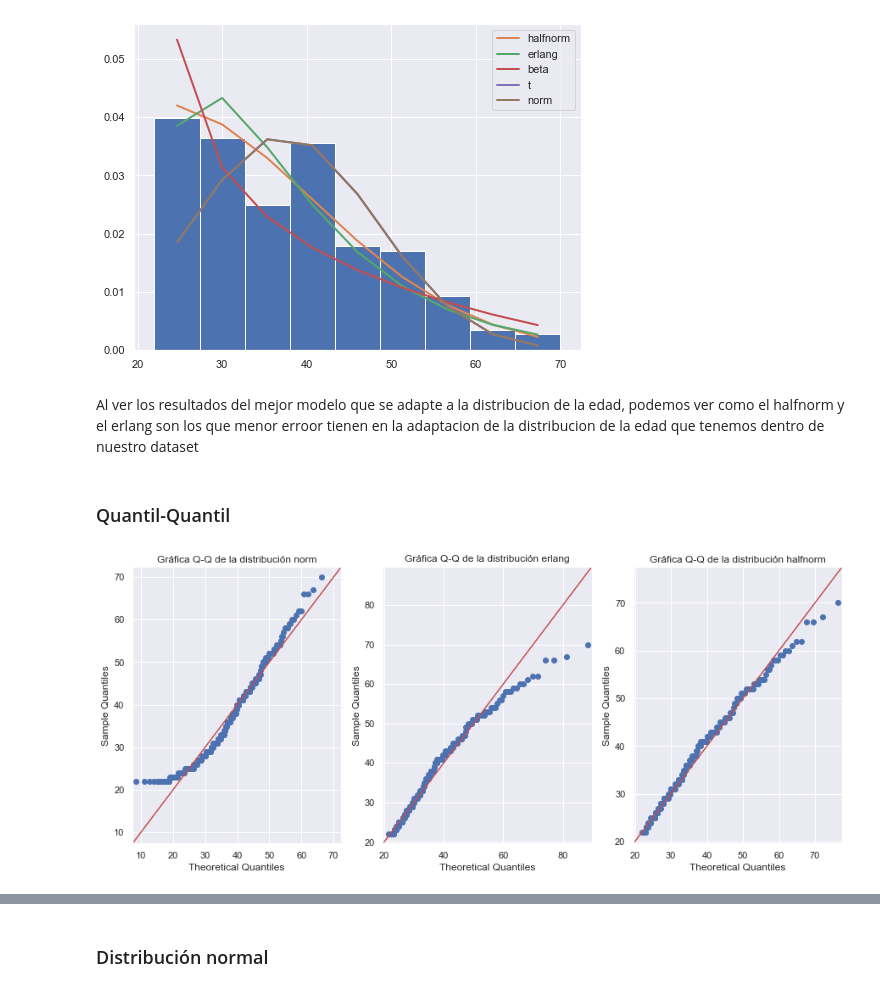
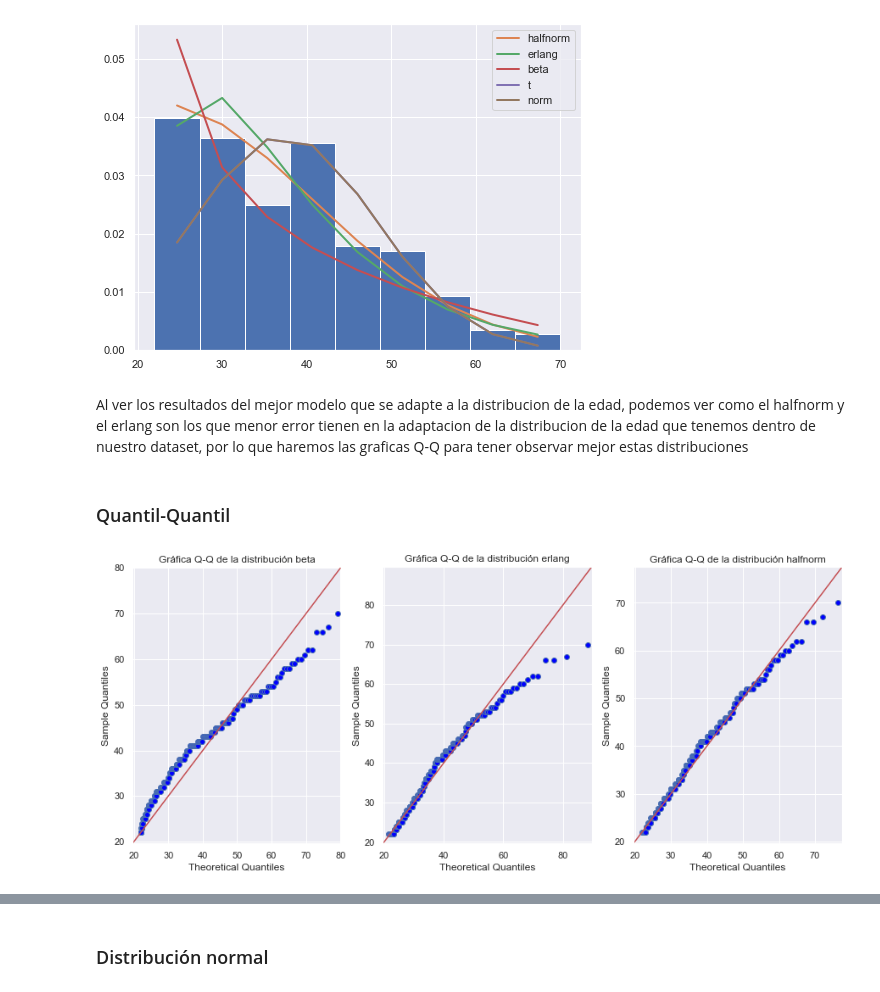
Before and after one commit to Carolina1002/PROYECTO_CBARBA_MAOCHOA, a Jupyter notebook: Proyecto_CBARBA_MAOCHOA.ipynb, the cells around one changed output, grey strips where cells are left out. Cells and saved outputs as stored; diff of their text form; code cells hidden in the pictures.

```diff
--- a/Proyecto_CBARBA_MAOCHOA.ipynb
+++ b/Proyecto_CBARBA_MAOCHOA.ipynb
@@ -1068,7 +1077,7 @@ fitter_e.summary()
 | norm | 0.000727 | 83.700206 | -3355.011336 | 0.074587 |
 [figure]
 # %% [markdown]
-Al ver los resultados del mejor modelo que se adapte a la distribucion de la edad, podemos ver como el halfnorm y el erlang son los que menor erroor tienen en la adaptacion de la distribucion de la edad que tenemos dentro de nuestro dataset
+Al ver los resultados del mejor modelo que se adapte a la distribucion de la edad, podemos ver como el halfnorm y el erlang son los que menor error tienen en la adaptacion de la distribucion de la edad que tenemos dentro de nuestro dataset, por lo que haremos las graficas Q-Q para tener observar mejor estas distribuciones
 # %% [markdown]
 ### Quantil-Quantil
 # %%
@@ -1081,7 +1090,7 @@ def g_qq(best, data, fit):
         axs[i].set_title(f"Gráfica Q-Q de la distribución {best[i]}")
 # %%
 # Gráficas cuantil cuantil de la distribución de los datos
-g_b1 = ["norm", "erlang","halfnorm"]
+g_b1 = ["beta", "erlang","halfnorm"]
 g_qq(g_b1, data_e, fitter_e)
 # %% [output]
-[figure, old version]
+[figure, new version]
```
Also changed, not shown: parts of 30 cells of this notebook.
